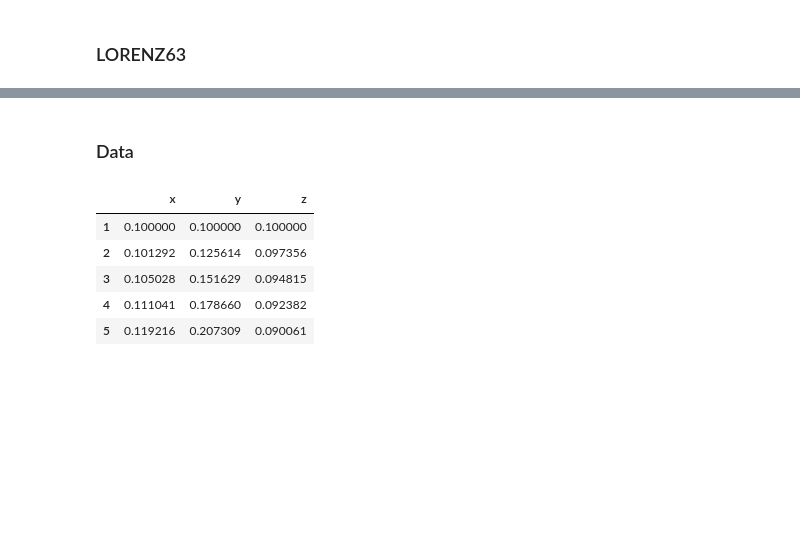
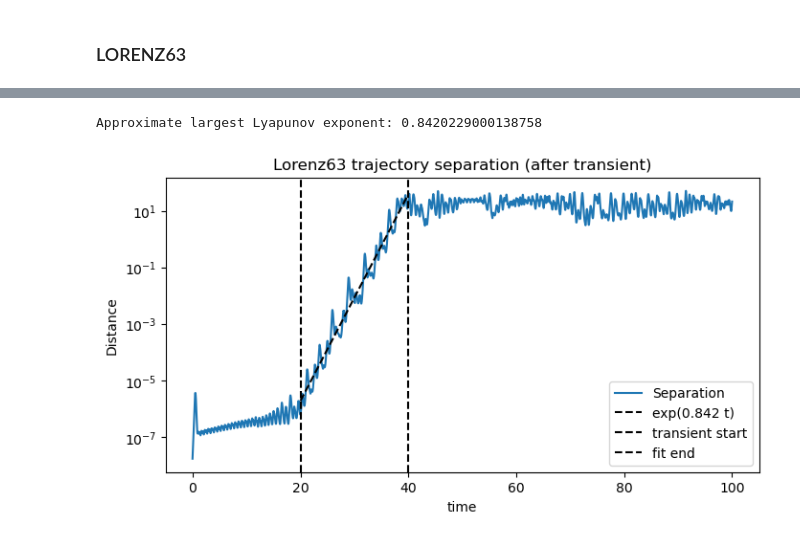
Before and after one commit to nxteventrying/chaos-ts-analysis, a Jupyter notebook: generation/lorenz.ipynb, the cells around one changed output, grey strips where cells are left out. Saved outputs shown, nothing was run; the diff lists cells and outputs as text; code cells hidden in the pictures; blank space fills up the shorter version.

Commit message:
naive lyapunov implemented

```diff
--- a/generation/lorenz.ipynb
+++ b/generation/lorenz.ipynb
@@ -212,12 +47,0 @@ _ = ds.plot("series", variable="z")
-# %% [markdown]
-### Data
-# %%
-df = ds.to_dataframe()  # does not save by default
-df.head()               # inspect the first few rows
-# %% [output]
-|  | x | y | z |
-| 1 | 0.100000 | 0.100000 | 0.100000 |
-| 2 | 0.101292 | 0.125614 | 0.097356 |
-| 3 | 0.105028 | 0.151629 | 0.094815 |
-| 4 | 0.111041 | 0.178660 | 0.092382 |
-| 5 | 0.119216 | 0.207309 | 0.090061 |
@@ -225,0 +48,65 @@ df.head()               # inspect the first few rows
+# %%
+model_name = 'lorenz63'
+
+sigma = 10
+beta = 8/3
+rho = 28
+params = (sigma, beta, rho)
+
+
+binder = Binder("scripts.systems.lorenz63", "lorenz63", params)
+binder.import_module()      # will reload if module is already in memory
+model_fixed = binder.fixer()
+
+
+t_span = (0, 100)
+t_eval = np.linspace(t_span[0], t_span[1], 10000)
+y0 = np.array([0.1, 0.1, 0.1])
+
+ds1 = DynamicalSystem(model_fixed, y0, t_eval, notebook = True)
+_ = ds1.solve()
+eps = 1e-8
+y0_perturbed = y0 + eps
+ds2 = DynamicalSystem(model_fixed, y0_perturbed, t_eval, notebook=True)
+_ = ds2.solve()
+
+
+
+# Compute full 3D separation
+delta = np.linalg.norm(ds1.solution.y - ds2.solution.y, axis=0)
+delta0 = delta[0]  # should be close to eps
+
+t = ds1.solution.t
+
+# Define transient cutoff and linear fitting window
+transient = 20   # skip first 15 time units
+fit_end = 40     # fit up to t=45
+
+# Select the fitting region after transient
+linear_idx = (t > transient) & (t < fit_end)
+t_linear = t[linear_idx]
+delta_linear = delta[linear_idx]
+
+# Fit a line to log(delta) to get slope = Lyapunov exponent
+slope, intercept = np.polyfit(t_linear, np.log(delta_linear), 1)
+lambda_max = slope
+print("Approximate largest Lyapunov exponent:", lambda_max)
+
+# Plot
+plt.figure(figsize=(8,4))
+plt.semilogy(t, delta, label='Separation')
+plt.semilogy(t_linear, np.exp(intercept + slope*t_linear), 'k--',
+             label=f'exp({lambda_max:.3f} t)')
+
+# Add vertical lines for transient and fit end
+plt.axvline(transient, color='k', linestyle='--', label='transient start')
+plt.axvline(fit_end, color='k', linestyle='--', label='fit end')
+
+plt.xlabel('time')
+plt.ylabel('Distance')
+plt.title('Lorenz63 trajectory separation (after transient)')
+plt.legend()
+plt.show()
+# %% [output]
+Approximate largest Lyapunov exponent: 0.8420229000138758
+[figure, added]
```
Also changed, not shown: parts of 29 cells of this notebook, 1 other file.
